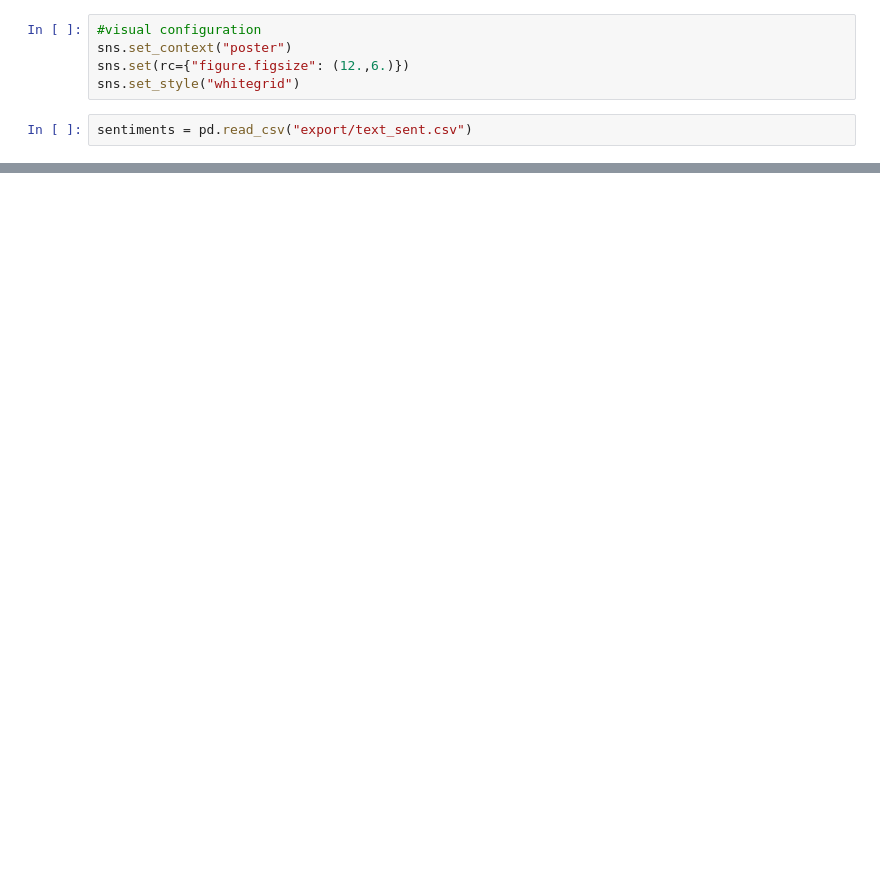
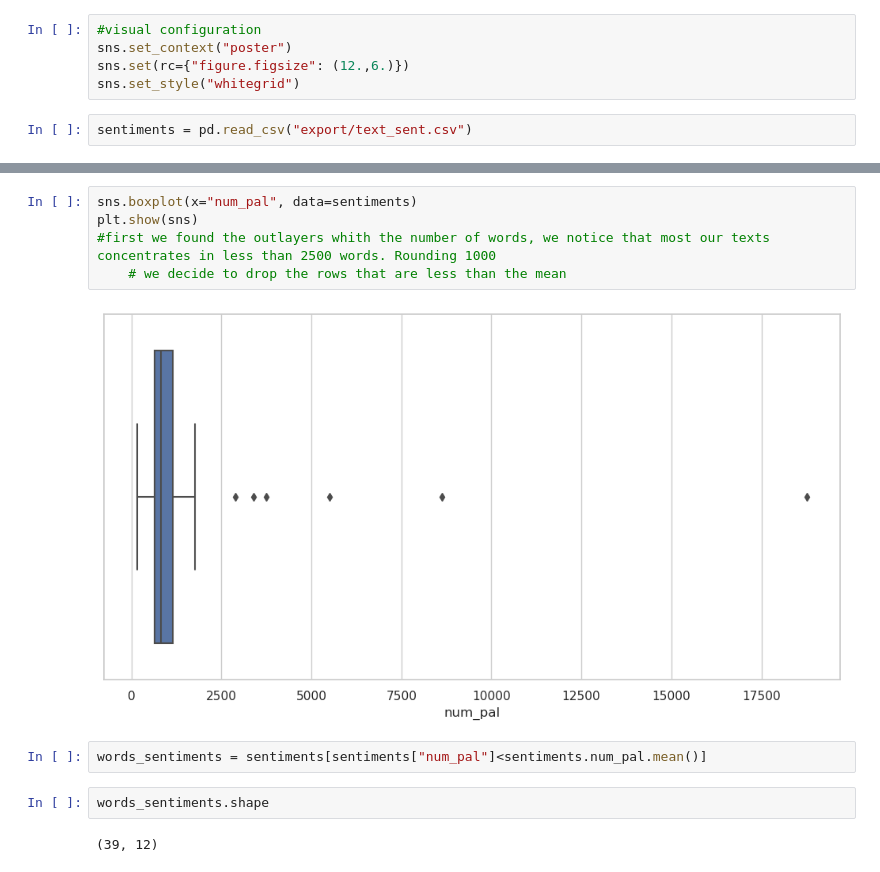
Before and after one commit to data2021oct/web-scrapping-miniproject, a Jupyter notebook: 02_visual.ipynb, the cells around one changed output, grey strips where cells are left out. Saved outputs shown, nothing was run; the diff lists cells and outputs as text; blank space fills up the shorter version.

```diff
--- a/02_visual.ipynb
+++ b/02_visual.ipynb
@@ -45,0 +63,13 @@ sns.heatmap(corr,
+# %%
+sns.boxplot(x="num_pal", data=sentiments)
+plt.show(sns)
+#first we found the outlayers whith the number of words, we notice that most our texts concentrates in less than 2500 words. Rounding 1000
+    # we decide to drop the rows that are less than the mean
+# %% [output]
+[figure, added]
+# %%
+words_sentiments = sentiments[sentiments["num_pal"]<sentiments.num_pal.mean()]
+# %%
+words_sentiments.shape
+# %% [output]
+(39, 12)
```
Also changed, not shown: parts of 13 cells of this notebook.
